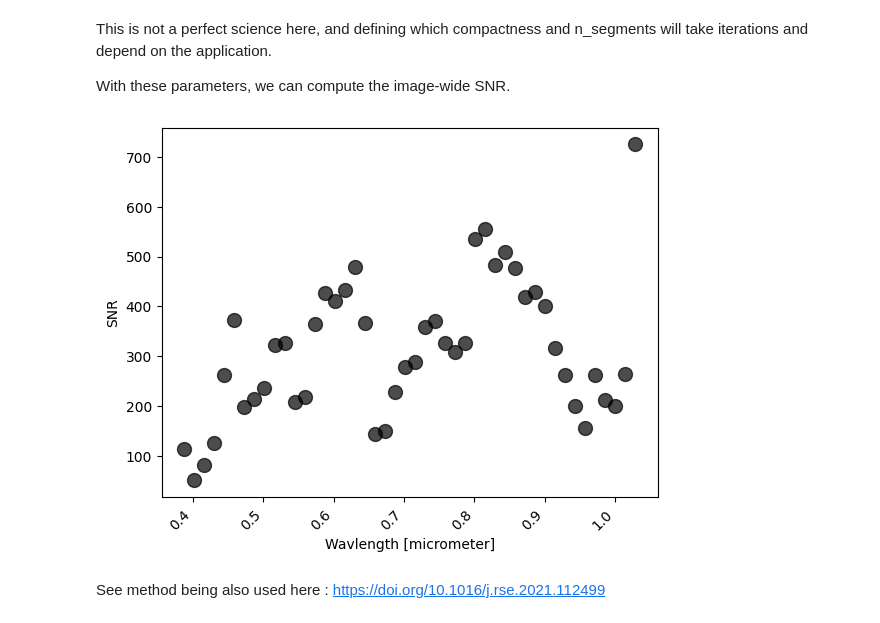
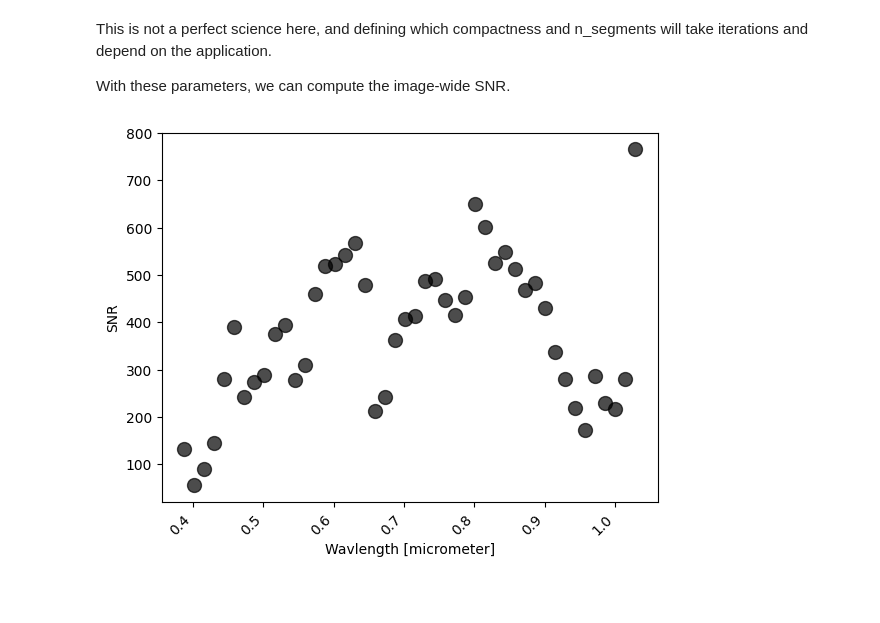
Before and after one commit to brentwilder/HyperQuest, a Jupyter notebook: tutorials/example_using_airborne_data.ipynb, the cells around one changed output. Saved outputs shown, nothing was run; the diff lists cells and outputs as text; code cells hidden in the pictures; blank space fills up the shorter version.

```diff
--- a/tutorials/example_using_airborne_data.ipynb
+++ b/tutorials/example_using_airborne_data.ipynb
@@ -69,19 +69,17 @@ With these parameters, we can compute the image-wide SNR.
 # %%
 import hyperquest
 
 # get wavelengths
 wavelengths = hyperquest.read_center_wavelengths(raster_path)
 
 # compute HRDSDC
-snr = hyperquest.hrdsdc(raster_path, n_segments=1000,
+snr = hyperquest.hrdsdc(raster_path, n_segments=5000,
                         compactness=0.1, n_pca=3, ncpus=3)
 
 plt.scatter(wavelengths, snr, color='black', s=100, alpha=0.7)
 plt.xticks(rotation=45, ha='right')
 plt.xlabel('Wavlength [micrometer]')
 plt.ylabel('SNR')
 plt.show()
 # %% [output]
-[figure, old version]
+[figure, new version]
-# %% [markdown]
-See method being also used here : https://doi.org/10.1016/j.rse.2021.112499
```
Also changed, not shown: parts of 5 cells of this notebook, 1 other file.
